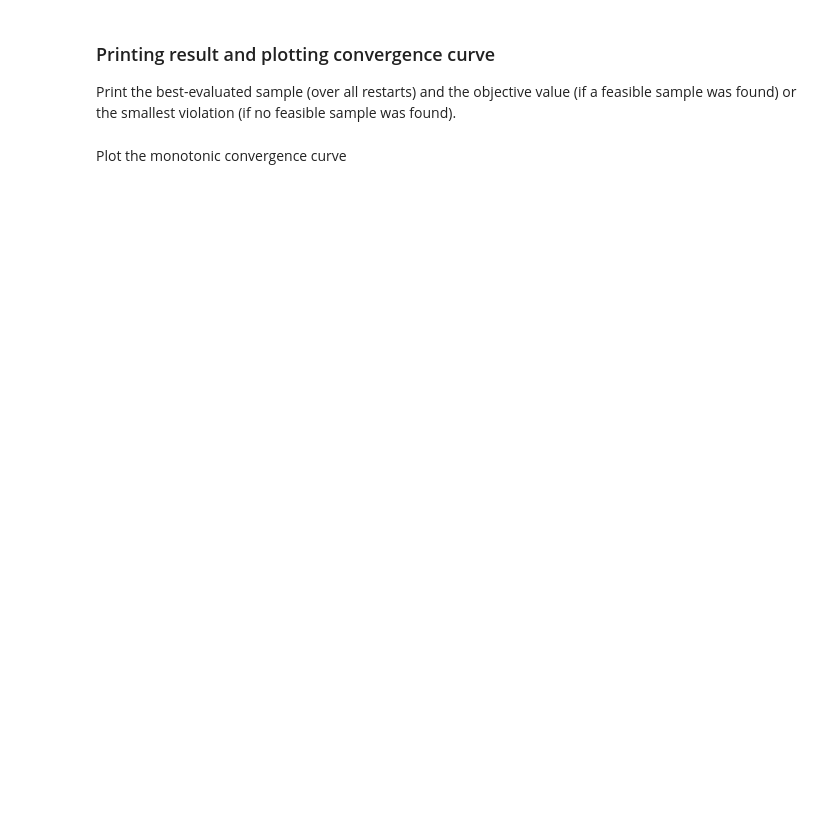
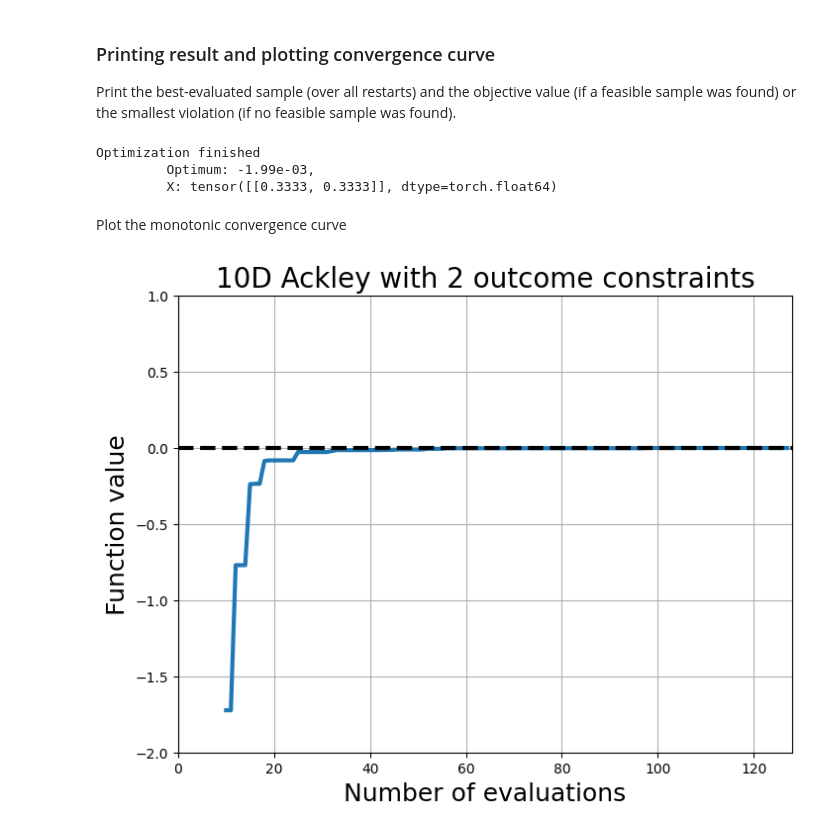
Before and after one commit to paoloascia/FuRBO, a Jupyter notebook: Tutorials/FuRBO_restart.ipynb, the cells around one changed output. Cells and saved outputs as stored; diff of their text form; code cells hidden in the pictures; blank space fills up the shorter version.

```diff
--- a/Tutorials/FuRBO_restart.ipynb
+++ b/Tutorials/FuRBO_restart.ipynb
@@ -445,7 +445,7 @@ def generate_batch(state,
     mask[ind, torch.randint(0, state.dim - 1, size=(len(ind),), device=tkwargs['device'])] = 1
 
     # Create candidate points from the perturbations and the mask
-    X_cand = state.best_X[i].expand(n_candidates, state.dim).clone()
+    X_cand = state.best_X[0].expand(n_candidates, state.dim).clone()
     X_cand[mask] = pert[mask]
 
     # Sample on the candidate points using Constrained Max Posterior Sampling
@@ -463,7 +463,7 @@ Define a function to detect when the maximum number of iterations is met.
 # %%
 def stopping_criterion(state, n_iteration):
     '''Function to evaluate if the maximum number of allowed iterations is reached.'''
-    if state.it_counter < n_iteration:
+    if state.it_counter <= n_iteration:
         return False
     return True
 # %% [markdown]
@@ -480,7 +480,7 @@ def GP_restart_criterion(state):
 # %% [markdown]
 Detect when the radius becomes too small.
 # %%
-def restart_criterion(state):
+def restart_criterion(state, radius_min):
     '''Function to evaluate if MND radius is smaller than the minimum allowed radius'''
     if state.radius < radius_min:
         return True
@@ -508,7 +508,7 @@ cons = list([sum_(threshold = 0,
                    ub = obj.ub)])
 batch_size = int(1)#3 * obj.dim)
 n_init = int(10)# * obj.dim)
-n_iteration = int(10)# * obj.dim)
+n_iteration = int(100)# * obj.dim)
 N_CANDIDATES = 2000
 
 # FuRBO state initialization
@@ -615,5 +631,9 @@ else:
     print("Optimization failed \n"
          f"\t Smallest violation: {violation:.2e}, \n"
          f"\t X: {violaxion}")
+# %% [output]
+Optimization finished
+         Optimum: -1.99e-03,
+         X: tensor([[0.3333, 0.3333]], dtype=torch.float64)
 # %% [markdown]
 Plot the monotonic convergence curve
@@ -660,0 +640,41 @@ plt.grid(True)
+# %%
+import matplotlib.pyplot as plt
+import numpy as np
+from matplotlib import rc
+
+def ensure_tensor(x, tkwargs, dim=0):
+    """Helper function to concatenate or convert to tensor to handle potential multiple restarts."""
+    if isinstance(x, (list, tuple)):
+        # flatten if there's only one element
+        if len(x) == 1:
+            x = x[0]
+        else:
+            x = torch.cat([xi if torch.is_tensor(xi) else torch.as_tensor(xi) for xi in x], dim=dim)
+    # ensure final type is tensor
+    if not torch.is_tensor(x):
+        x = torch.as_tensor(x)
+    return x.to(**tkwargs)
+
+Y_all = ensure_tensor(Y_all, tkwargs)
+C_all = ensure_tensor(C_all, tkwargs)
+
+
+fig, ax = plt.subplots(figsize=(8, 6))
+
+score = Y_all.clone()
+# Set infeasible to -inf
+score[~(C_all <= 0).all(dim=-1)] = float("-inf")
+fx = np.maximum.accumulate(score.cpu())
+plt.plot(fx, marker="", lw=3)
+
+plt.plot([0, len(Y_all)], [obj.fun.optimal_value, obj.fun.optimal_value], "k--", lw=3)
+plt.ylabel("Function value", fontsize=18)
+plt.xlabel("Number of evaluations", fontsize=18)
+plt.title("10D Ackley with 2 outcome constraints", fontsize=20)
+plt.xlim([0, len(Y_all)])
+plt.ylim([np.floor(min(fx[(C_all <= 0).all(dim=-1)])), 1])
+
+plt.grid(True)
+plt.show()
+# %% [output]
+[figure, added]
```
Also changed, not shown: parts of 3 cells of this notebook.
